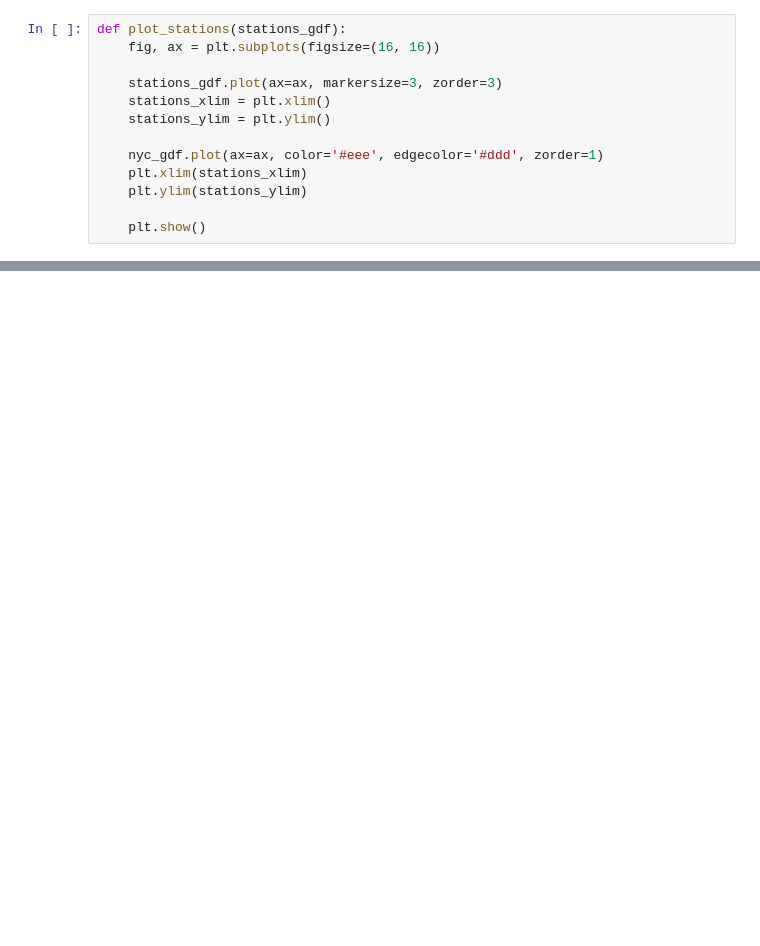
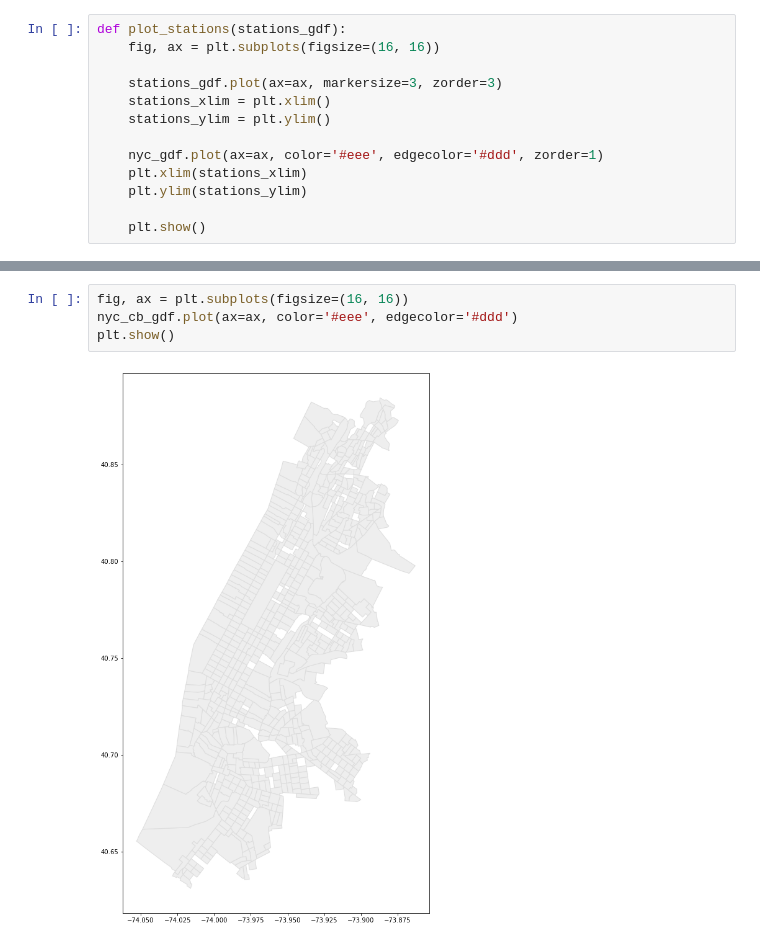
Before and after one commit to cpcarey/nyu-cusp-ads-bike, a Jupyter notebook: notebooks/cc0101_plot_citibike_network.ipynb, the cells around one changed output, grey strips where cells are left out. Drawn from its saved outputs; the diff is of its cells as text; blank space fills up the shorter version.

```diff
--- a/notebooks/cc0101_plot_citibike_network.ipynb
+++ b/notebooks/cc0101_plot_citibike_network.ipynb
@@ -79,0 +87,6 @@ plot_stations(get_stations_gdf_for_date('202101'))
+# %%
+fig, ax = plt.subplots(figsize=(16, 16))
+nyc_cb_gdf.plot(ax=ax, color='#eee', edgecolor='#ddd')
+plt.show()
+# %% [output]
+[figure, added]
```
Also changed, not shown: parts of 12 cells of this notebook, 2 other files.
